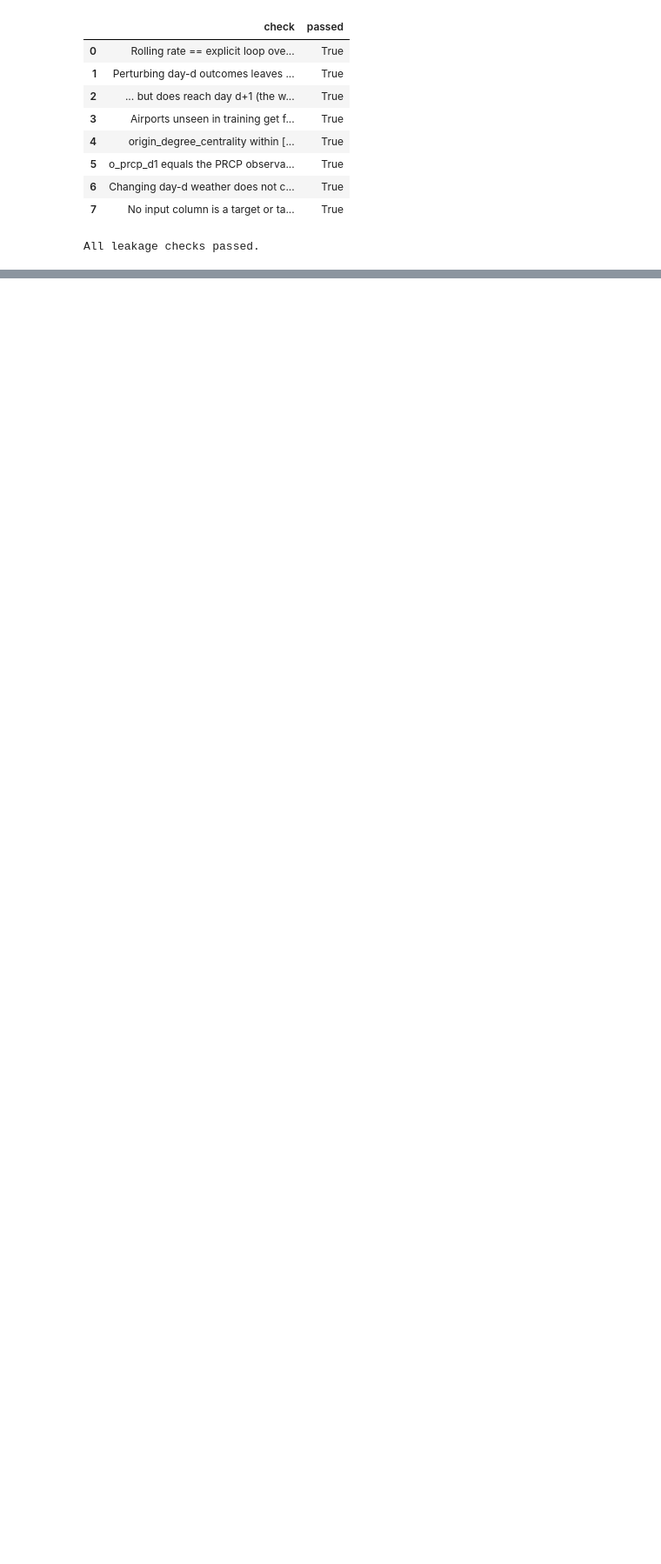
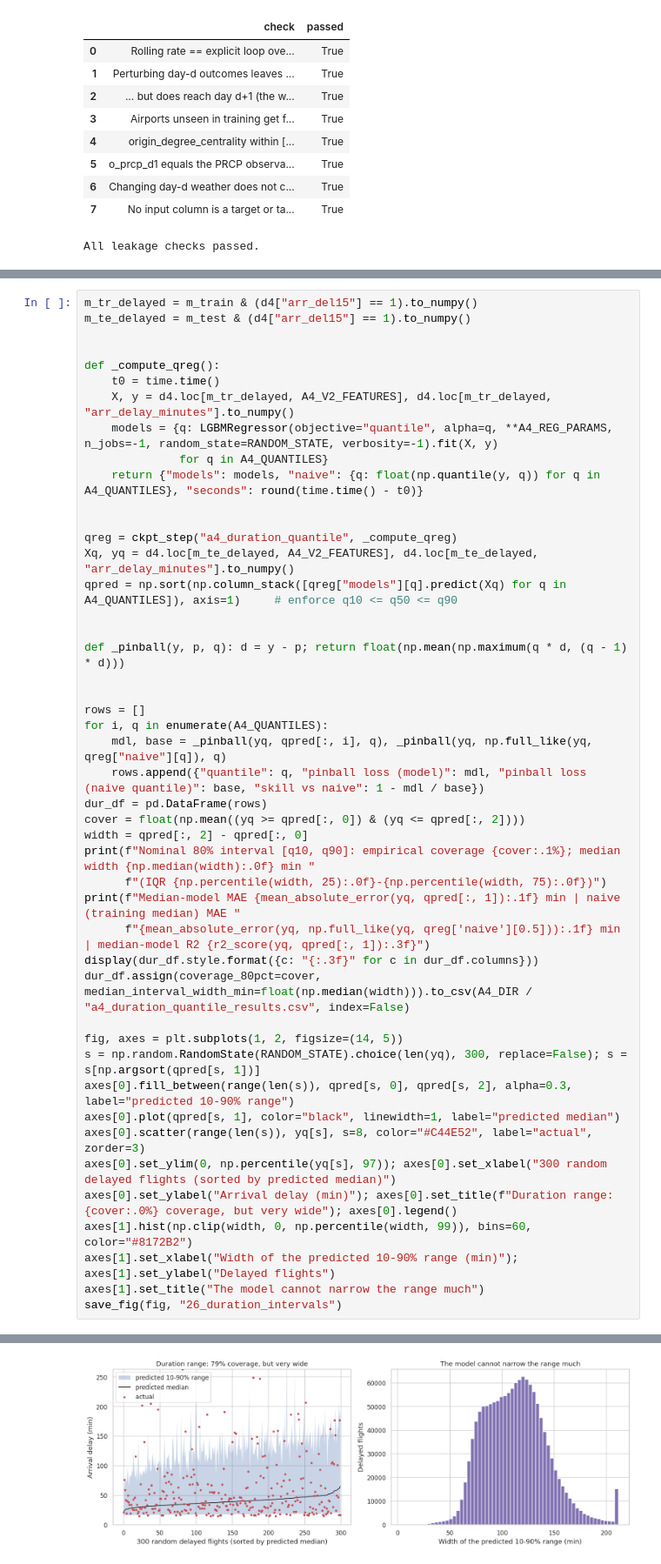
Before and after one commit to guvvalathejaswarreddy/PRT661-SYD7-Flight-Delay-Prediction, a Jupyter notebook: notebooks/PRT661_Flight_Delay_Full_Analysis.ipynb, the cells around one changed output, grey strips where cells are left out. Shown at 87% size. Saved outputs shown, nothing was run; the diff lists cells and outputs as text; blank space fills up the shorter version.

```diff
--- a/notebooks/PRT661_Flight_Delay_Full_Analysis.ipynb
+++ b/notebooks/PRT661_Flight_Delay_Full_Analysis.ipynb
@@ -2232,0 +2514,47 @@ availability
+# %%
+m_tr_delayed = m_train & (d4["arr_del15"] == 1).to_numpy()
+m_te_delayed = m_test & (d4["arr_del15"] == 1).to_numpy()
+
+
+def _compute_qreg():
+    t0 = time.time()
+    X, y = d4.loc[m_tr_delayed, A4_V2_FEATURES], d4.loc[m_tr_delayed, "arr_delay_minutes"].to_numpy()
+    models = {q: LGBMRegressor(objective="quantile", alpha=q, **A4_REG_PARAMS, n_jobs=-1, random_state=RANDOM_STATE, verbosity=-1).fit(X, y)
+              for q in A4_QUANTILES}
+    return {"models": models, "naive": {q: float(np.quantile(y, q)) for q in A4_QUANTILES}, "seconds": round(time.time() - t0)}
+
+
+qreg = ckpt_step("a4_duration_quantile", _compute_qreg)
+Xq, yq = d4.loc[m_te_delayed, A4_V2_FEATURES], d4.loc[m_te_delayed, "arr_delay_minutes"].to_numpy()
+qpred = np.sort(np.column_stack([qreg["models"][q].predict(Xq) for q in A4_QUANTILES]), axis=1)     # enforce q10 <= q50 <= q90
+
+
+def _pinball(y, p, q): d = y - p; return float(np.mean(np.maximum(q * d, (q - 1) * d)))
+
+
+rows = []
+for i, q in enumerate(A4_QUANTILES):
+    mdl, base = _pinball(yq, qpred[:, i], q), _pinball(yq, np.full_like(yq, qreg["naive"][q]), q)
+    rows.append({"quantile": q, "pinball loss (model)": mdl, "pinball loss (naive quantile)": base, "skill vs naive": 1 - mdl / base})
+dur_df = pd.DataFrame(rows)
+cover = float(np.mean((yq >= qpred[:, 0]) & (yq <= qpred[:, 2])))
+width = qpred[:, 2] - qpred[:, 0]
+print(f"Nominal 80% interval [q10, q90]: empirical coverage {cover:.1%}; median width {np.median(width):.0f} min "
+      f"(IQR {np.percentile(width, 25):.0f}-{np.percentile(width, 75):.0f})")
+print(f"Median-model MAE {mean_absolute_error(yq, qpred[:, 1]):.1f} min | naive (training median) MAE "
+      f"{mean_absolute_error(yq, np.full_like(yq, qreg['naive'][0.5])):.1f} min | median-model R2 {r2_score(yq, qpred[:, 1]):.3f}")
+display(dur_df.style.format({c: "{:.3f}" for c in dur_df.columns}))
+dur_df.assign(coverage_80pct=cover, median_interval_width_min=float(np.median(width))).to_csv(A4_DIR / "a4_duration_quantile_results.csv", index=False)
+
+fig, axes = plt.subplots(1, 2, figsize=(14, 5))
+s = np.random.RandomState(RANDOM_STATE).choice(len(yq), 300, replace=False); s = s[np.argsort(qpred[s, 1])]
+axes[0].fill_between(range(len(s)), qpred[s, 0], qpred[s, 2], alpha=0.3, label="predicted 10-90% range")
+axes[0].plot(qpred[s, 1], color="black", linewidth=1, label="predicted median")
+axes[0].scatter(range(len(s)), yq[s], s=8, color="#C44E52", label="actual", zorder=3)
+axes[0].set_ylim(0, np.percentile(yq[s], 97)); axes[0].set_xlabel("300 random delayed flights (sorted by predicted median)")
+axes[0].set_ylabel("Arrival delay (min)"); axes[0].set_title(f"Duration range: {cover:.0%} coverage, but very wide"); axes[0].legend()
+axes[1].hist(np.clip(width, 0, np.percentile(width, 99)), bins=60, color="#8172B2")
+axes[1].set_xlabel("Width of the predicted 10-90% range (min)"); axes[1].set_ylabel("Delayed flights")
+axes[1].set_title("The model cannot narrow the range much")
+save_fig(fig, "26_duration_intervals")
+# %% [output]
@@ -2232,0 +2569 @@ availability
+[figure, added]
```
Also changed, not shown: parts of 12 cells of this notebook, 1 other file.
